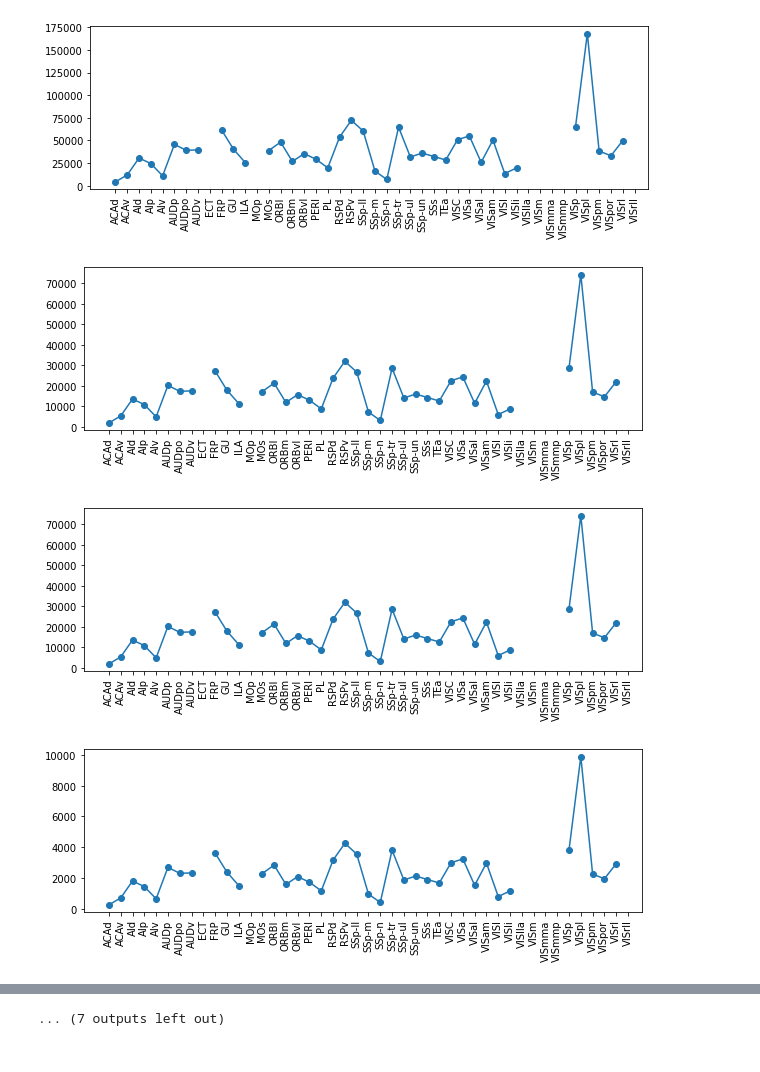
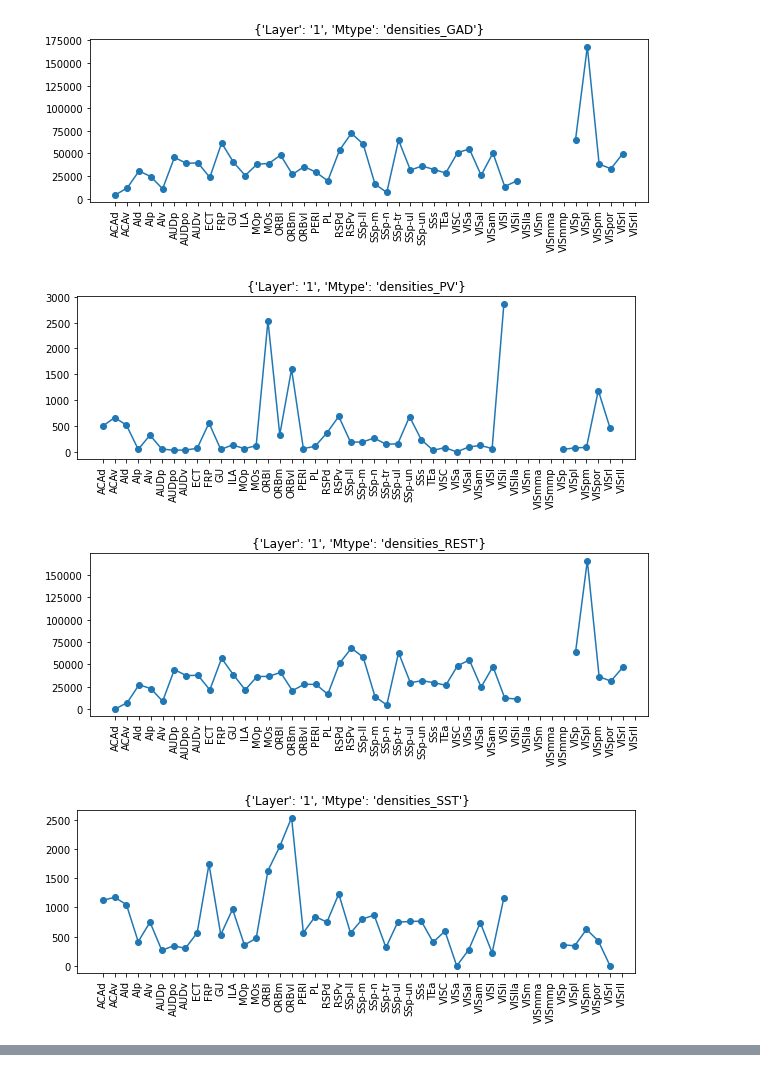
Before and after one commit to BlueBrain/cell-density-validations, a Jupyter notebook: notebooks/Detect outlying densities.ipynb, the cells around one changed output, grey strips where cells are left out. Drawn from its saved outputs; the diff is of its cells as text; code cells hidden in the pictures.

```diff
--- a/notebooks/Detect outlying densities.ipynb
+++ b/notebooks/Detect outlying densities.ipynb
@@ -8,10 +8,10 @@ from toposample.data.data_structures import ConditionCollection
 
 gini_thresh = 0.25
 
-fn = "/home/reimann/Documents/data/THNCX/M4_validation/compared_densities.pkl"
+fn = "/home/reimann/Documents/data/THNCX/M7_validation/compared_densities_VIP_SST_PV.pkl"
 data = pandas.read_pickle(fn)
-cc = ConditionCollection.from_pandas(data)
+cc = ConditionCollection.from_pandas(data["Density"])
 
 layers = sorted(cc.labels_of("Layer"))
 mtypes = sorted(cc.labels_of("Mtype"))
-regions = cc.labels_of("Region")
+regions = sorted(cc.labels_of("Region"))
@@ -104,16 +67,17 @@ Text(0.5, 1.0, '(normalized) gini coefficient of densities over regions')
 # %%
 exceeds = [x.cond for x in gini.contents if x.res > gini_thresh]
 
 for conds in exceeds:
     ax = plt.figure(figsize=(10, 3)).gca()
     D = dens_vecs.get2(**conds)
     #D = 100 * numpy.array(D) / numpy.nansum(D)
     ax.plot(D, marker='o', label=str(conds))
 #plt.legend()
     ax.set_xticks(range(len(regions)))
+    ax.set_title(str(conds))
     _ = ax.set_xticklabels(regions, rotation="vertical")
 # %% [output]
-[figure, old version]
+[figure, new version]
-[figure, old version]
+[figure, new version]
-[figure, old version]
+[figure, new version]
-[figure, old version]
+[figure, new version]
@@ -128 +91,0 @@ for conds in exceeds:
-... (7 outputs left out)
```
Also changed, not shown: parts of 5 cells of this notebook, 3 other files.
